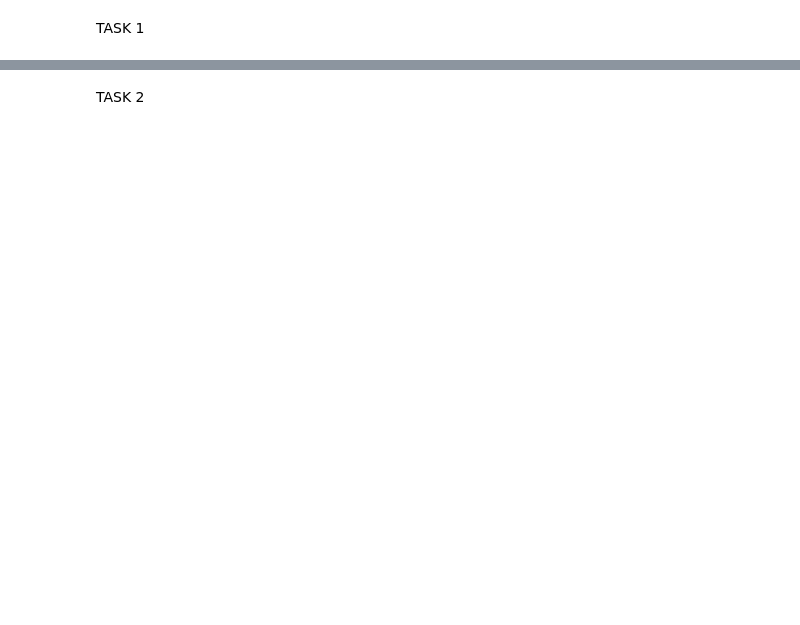
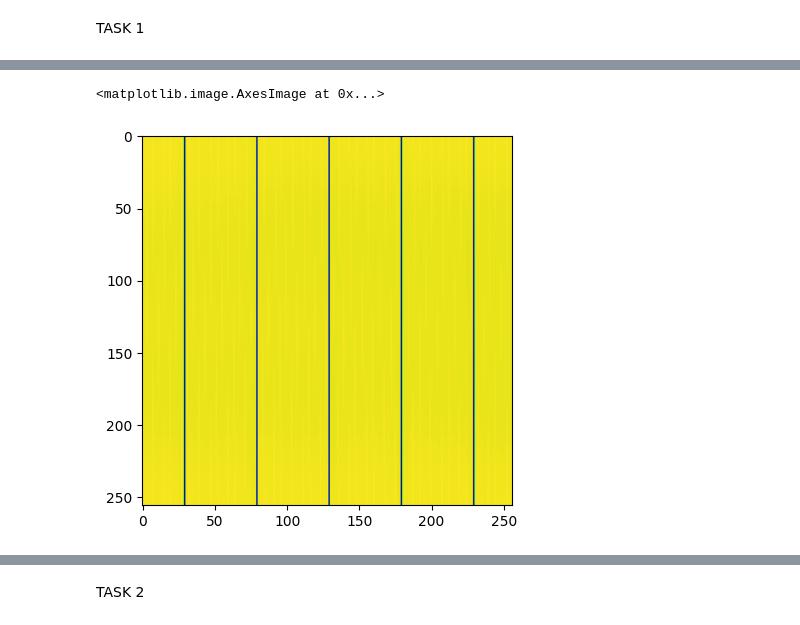
Before and after one commit to abbasmsh1/7thSem, a Jupyter notebook: CVLab/i202404_Abbas_Mustafa_lab2.ipynb, the cells around one changed output, grey strips where cells are left out. Drawn from its saved outputs; the diff is of its cells as text; code cells hidden in the pictures; blank space fills up the shorter version.

```diff
--- a/CVLab/i202404_Abbas_Mustafa_lab2.ipynb
+++ b/CVLab/i202404_Abbas_Mustafa_lab2.ipynb
@@ -20,20 +25,24 @@ cv2.destroyAllWindows()
 # %%
 # Create a horizontal line filter
 rows, cols = image.shape
 filter = np.zeros_like(image)
 
 filter[rows // 2 - 2:rows // 2 + 2, :] = 1
 
 # Apply the filter in the frequency domain
 filtered_image = fshift * filter
 filtered_image = np.fft.ifftshift(filtered_image)
 filtered_image = np.fft.ifft2(filtered_image)
 filtered_image = np.abs(filtered_image)
 
 # Display the filtered image
 cv2.imshow('Horizontal Line Filtered Image', filtered_image.astype(np.uint8))
 cv2.waitKey(0)
 cv2.destroyAllWindows()
+plt.imshow(filtered_image)
+# %% [output]
+<matplotlib.image.AxesImage at 0x...>
+[figure, added]
 # %%
 # Create a vertical line filter
 filter = np.zeros_like(image)
```
Also changed, not shown: parts of 6 cells of this notebook.
